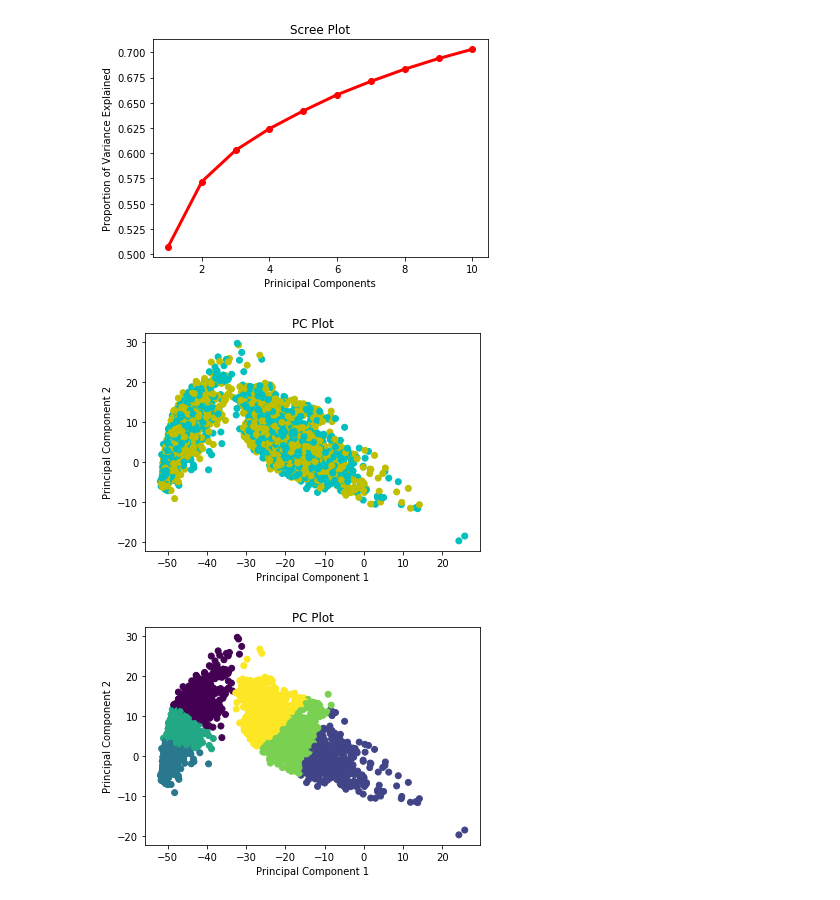
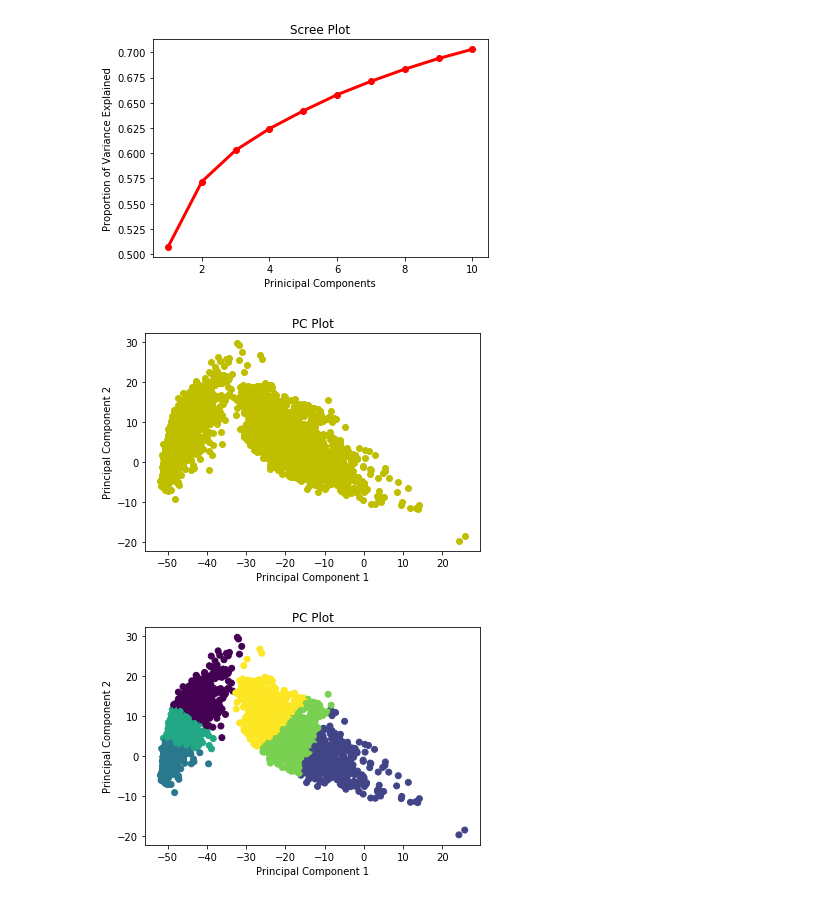
Before and after one commit to nathanhwangbo/PSTAT135_Final, a Jupyter notebook: preprocessing.ipynb, the cells around one changed output. Drawn from its saved outputs; the diff is of its cells as text; code cells hidden in the pictures.

```diff
--- a/preprocessing.ipynb
+++ b/preprocessing.ipynb
@@ -274,13 +274,13 @@ train_pc1 = train_2.rdd.map(lambda x: (x[0][0])).collect()
 train_pc2 = train_2.rdd.map(lambda x: (x[0][1])).collect()
 # %%
 #plot the first pc on x axis, second pc on y axix
-plt.scatter(train_pc1,train_pc2,c='yc')
+plt.scatter(train_pc1,train_pc2,c='y')
 plt.title('PC Plot')
 plt.xlabel("Principal Component 1")
 plt.ylabel("Principal Component 2")
 plt.show()
 # %% [output]
-[figure, old version]
+[figure, new version]
 # %%
 #create kmeans.
 kmeans = KMeans().setK(6).setSeed(1)
```
Also changed, not shown: parts of 14 cells of this notebook.
